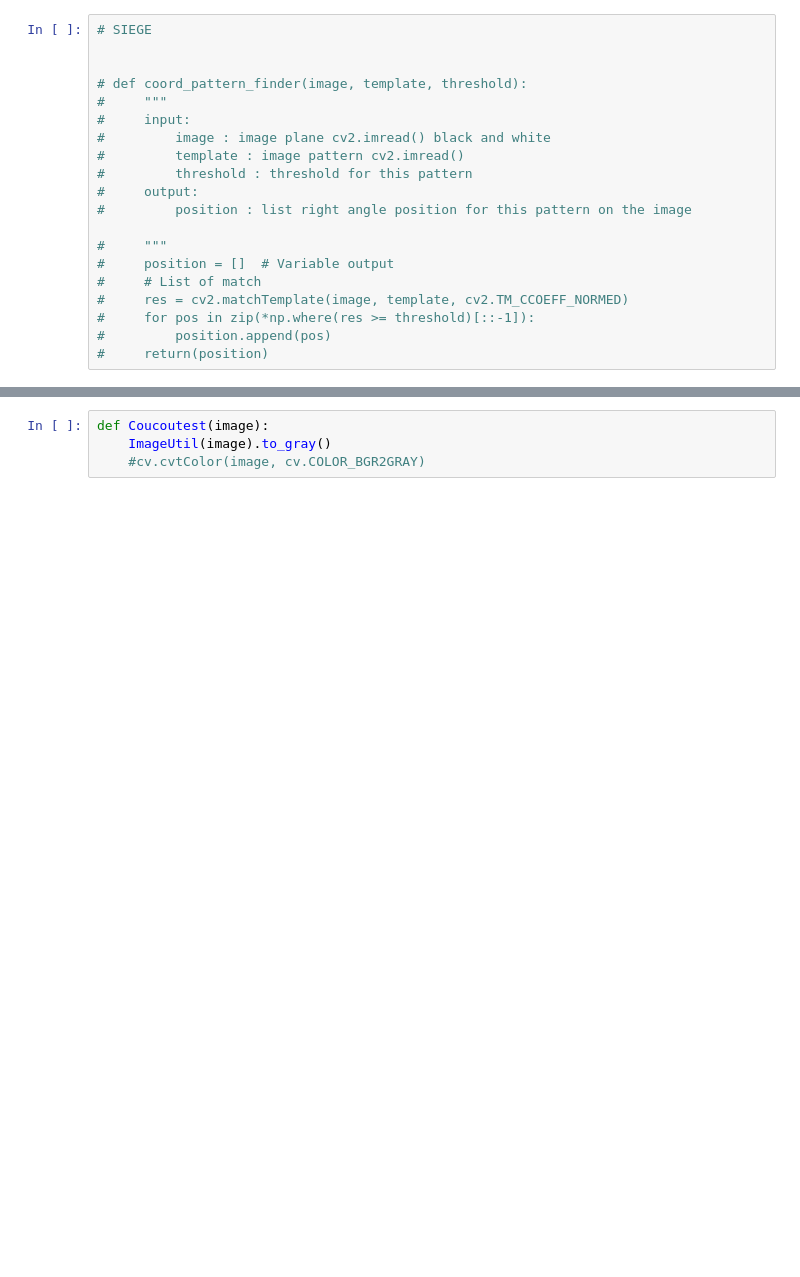
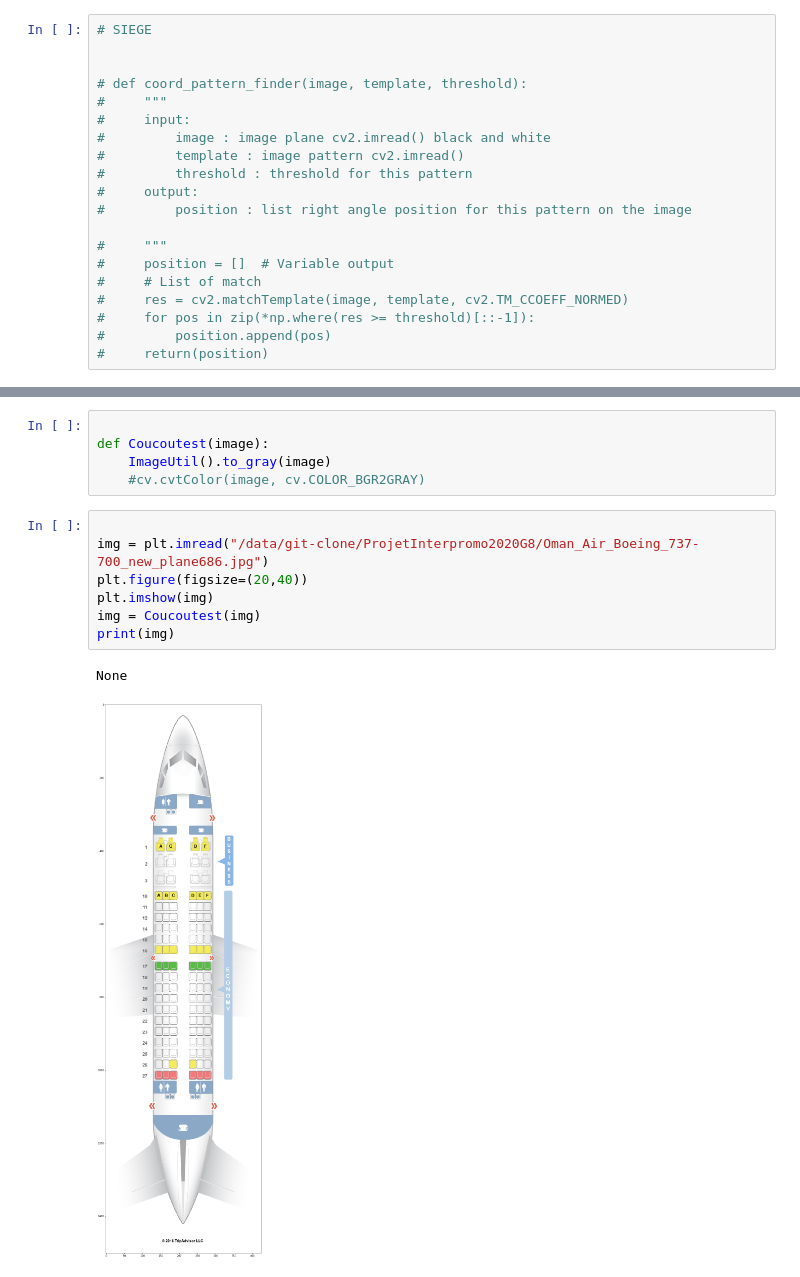
Before and after one commit to vincentnam/ProjetInterpromo2020G8, a Jupyter notebook: Notebook_Rendu.ipynb, the cells around one changed output, grey strips where cells are left out. Cells and saved outputs as stored; diff of their text form; blank space fills up the shorter version.

```diff
--- a/Notebook_Rendu.ipynb
+++ b/Notebook_Rendu.ipynb
@@ -258,6 +135,17 @@ SyntaxError: unexpected EOF while parsing (<ipython-input-40-cf2f5da224f8>, line
 # %%
+
 def Coucoutest(image):
-    ImageUtil(image).to_gray()
+    ImageUtil().to_gray(image)
     #cv.cvtColor(image, cv.COLOR_BGR2GRAY)
+# %%
+
+img = plt.imread("/data/git-clone/ProjetInterpromo2020G8/Oman_Air_Boeing_737-700_new_plane686.jpg")
+plt.figure(figsize=(20,40))
+plt.imshow(img)
+img = Coucoutest(img)
+print(img)
+# %% [output]
+None
+[figure, added]
 # %%
 
```
Also changed, not shown: parts of 17 cells of this notebook, 1 other file.
